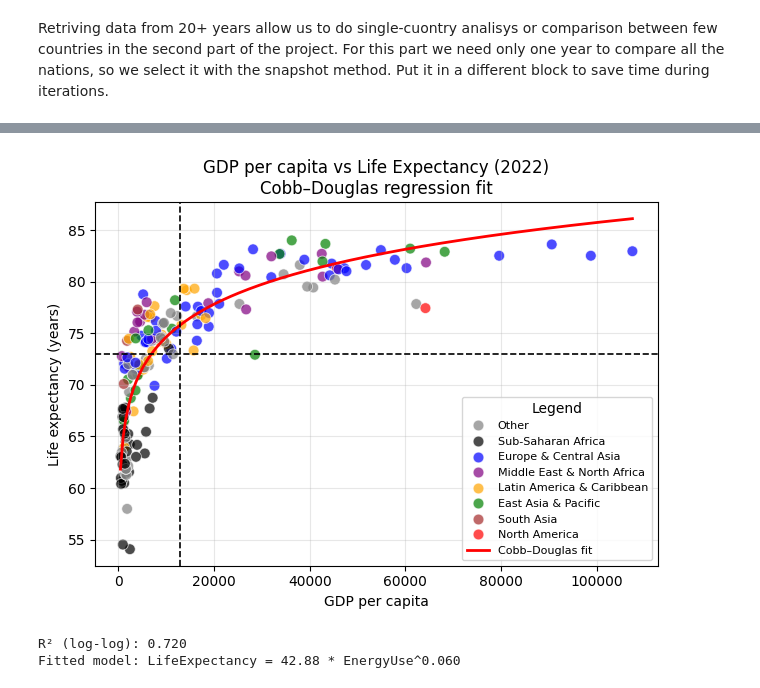
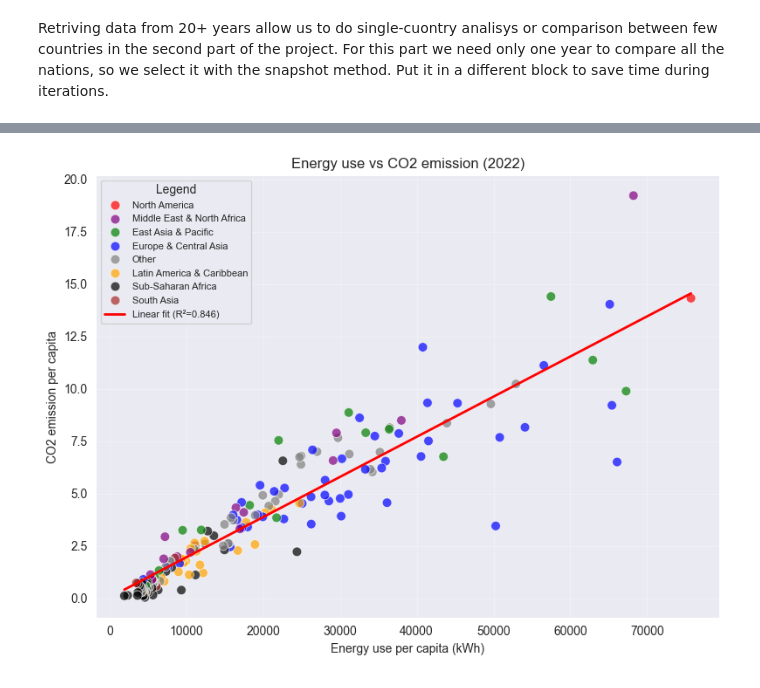
Before and after one commit to Marco-cella1/Energy_poverty_, a Jupyter notebook: Presentation/presentation.ipynb, the cells around one changed output, grey strips where cells are left out. Saved outputs shown, nothing was run; the diff lists cells and outputs as text; code cells hidden in the pictures.

```diff
--- a/Presentation/presentation.ipynb
+++ b/Presentation/presentation.ipynb
@@ -90,34 +92,40 @@ Fitted model: LifeExpectancy = 35.45 * EnergyUse^0.075
-# %%
-# --- Fit model
-x = snapshot["gdp_per_capita_const"]
-y = snapshot["life_expectancy"]
-fit = CobbDouglasFit.fit(x, y)
-x_fit, y_fit = fit.curve(x.min(), x.max())
-
-# --- Plot
-sns.scatterplot(
-    data=snapshot,
-    x="gdp_per_capita_const",
-    y="life_expectancy",
-    hue="region_name",
-    palette=REGION_PALETTE,
-    s=60,
-    alpha=0.7,
-)
-plt.plot(x_fit, y_fit, color="red", linewidth=2, label="Cobb–Douglas fit")
-plt.grid(alpha=0.3)
-plt.axvline(12800, color="black", linestyle="--", linewidth=1.2)
-plt.axhline(73, color="black", linestyle="--", linewidth=1.2)
-plt.xlabel("GDP per capita")
-plt.ylabel("Life expectancy (years)")
-plt.title("GDP per capita vs Life Expectancy (2022)\nCobb–Douglas regression fit")
-plt.legend(title="Legend", loc="lower right", fontsize=8)
-plt.tight_layout()
-plt.show()
-
-print(f"R² (log-log): {fit.r2:.3f}")
-print(f"Fitted model: LifeExpectancy = {fit.A:.2f} * EnergyUse^{fit.alpha:.3f}")
-# %% [output]
-[figure, removed]
-R² (log-log): 0.720
-Fitted model: LifeExpectancy = 42.88 * EnergyUse^0.060
+# %%
+
+# --- Remove outliers
+clean = snapshot.sort_values("energy_use_per_capita", ascending=False).iloc[10:].copy()
+x = clean["energy_use_per_capita"].values.reshape(-1, 1) #reshape for linear regression
+y = clean["co2_per_capita"].values
+
+# --- Fit the model and compute r2
+model = LinearRegression()
+model.fit(x, y)
+
+y_pred = model.predict(x)
+r2 = r2_score(y, y_pred)
+
+# --- Create regression line points
+x_line = np.linspace(x.min(), x.max(), 200).reshape(-1, 1)
+y_line = model.predict(x_line)
+
+# --- Plot ---
+plt.figure(figsize=(8,6))
+sns.scatterplot(
+    data=clean,
+    x="energy_use_per_capita",
+    y="co2_per_capita",
+    hue="region_name",
+    palette=REGION_PALETTE,
+    s=60,
+    alpha=0.7,
+)
+
+plt.plot(x_line, y_line, color="red", linewidth=2, label=f"Linear fit (R²={r2:.3f})")
+plt.grid(alpha=0.3)
+plt.xlabel("Energy use per capita (kWh)")
+plt.ylabel("CO2 emission per capita")
+plt.title("Energy use vs CO2 emission (2022)")
+plt.legend(title="Legend", loc="upper left", fontsize=8)
+plt.tight_layout()
+plt.show()
+# %% [output]
+[figure, added]
```
Also changed, not shown: parts of 6 cells of this notebook.
